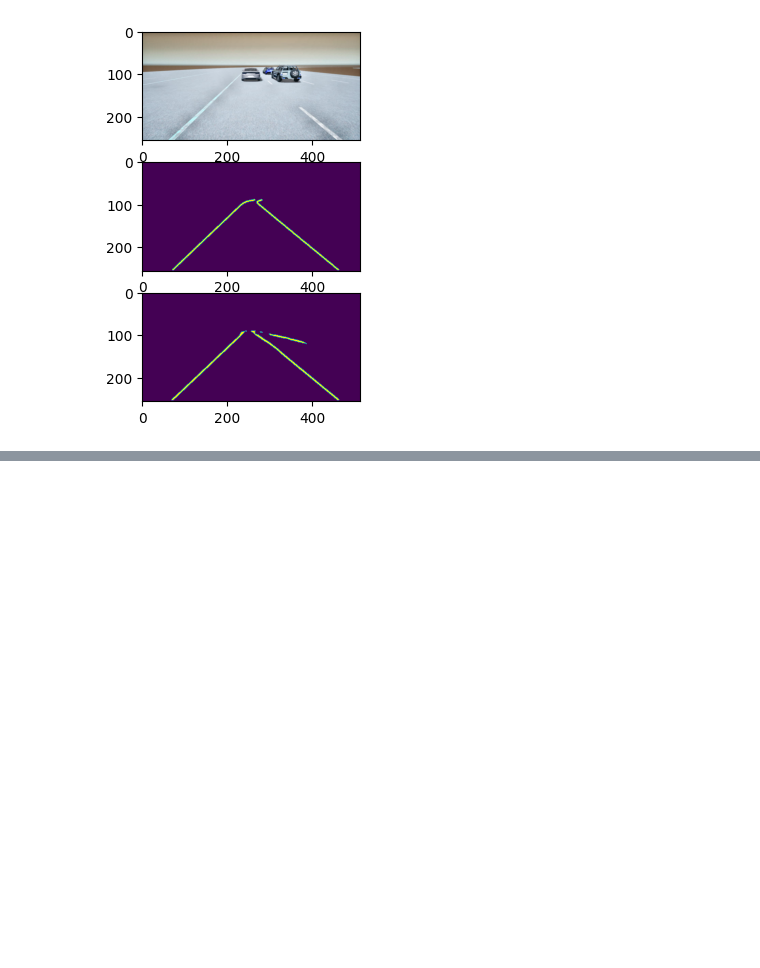
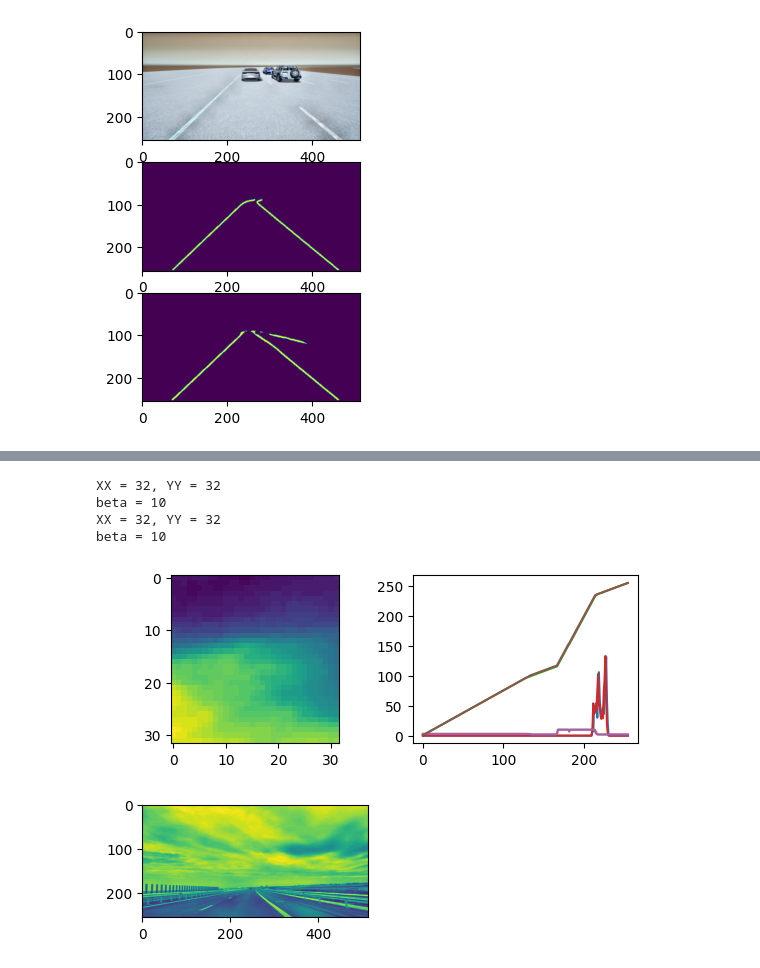
Before and after one commit to racovita67/LaneDetectionKeras, a Jupyter notebook: LaneNet.ipynb, the cells around one changed output, grey strips where cells are left out. Saved outputs shown, nothing was run; the diff lists cells and outputs as text; code cells hidden in the pictures; blank space fills up the shorter version.

```diff
--- a/LaneNet.ipynb
+++ b/LaneNet.ipynb
@@ -432,0 +460,33 @@ plt.imshow(preds2[idx - 100])
+# %%
+def dnn_prep_image(img: np.ndarray, v_resize=(512,256), b_clahe:bool=True) -> np.ndarray:
+    """
+    :param img: Provided by cv2.imread. Input image shape shall be (x,y,3) where x>0, y>0
+    """
+    img = Image.fromarray(img)
+    img = img.resize(v_resize)
+    if b_clahe is True:
+        img = np.array(img, dtype=np.uint8)
+        ycbcr_image = cv2.cvtColor(img, cv2.COLOR_BGR2YCrCb)
+        eq_lum = clahe(ycbcr_image[:,:,0], 8, 16)
+        ycbcr_image[:,:,0] = eq_lum
+        eq_img = cv2.cvtColor(ycbcr_image, cv2.COLOR_YCrCb2BGR)
+    img = np.array(eq_img, dtype=np.float32)
+    img = np.expand_dims(img, axis=0) # Add a channel dimension (e.g. (256, 512, 3) to (1, 256, 512, 3))
+    # Check if shape is as expected to be fed into the DNN
+    if img.shape == (1, 256, 512, 3):
+        return img
+    else:
+        raise Exception("Invalid shape")
+# %%
+# Processing the input image to match what the neural network expects:
+real_img_path = ops.join(w_dir, 'no_rain.png')
+real_img = cv2.imread(real_img_path)
+real_img_rgb = cv2.cvtColor(real_img, cv2.COLOR_BGR2RGB)
+real_img = dnn_prep_image(real_img)
+real_img_rgb = dnn_prep_image(real_img_rgb)
+# %% [output]
+XX = 32, YY = 32
+beta = 10
+XX = 32, YY = 32
+beta = 10
+[figure, added]
```
Also changed, not shown: parts of 14 cells of this notebook.
